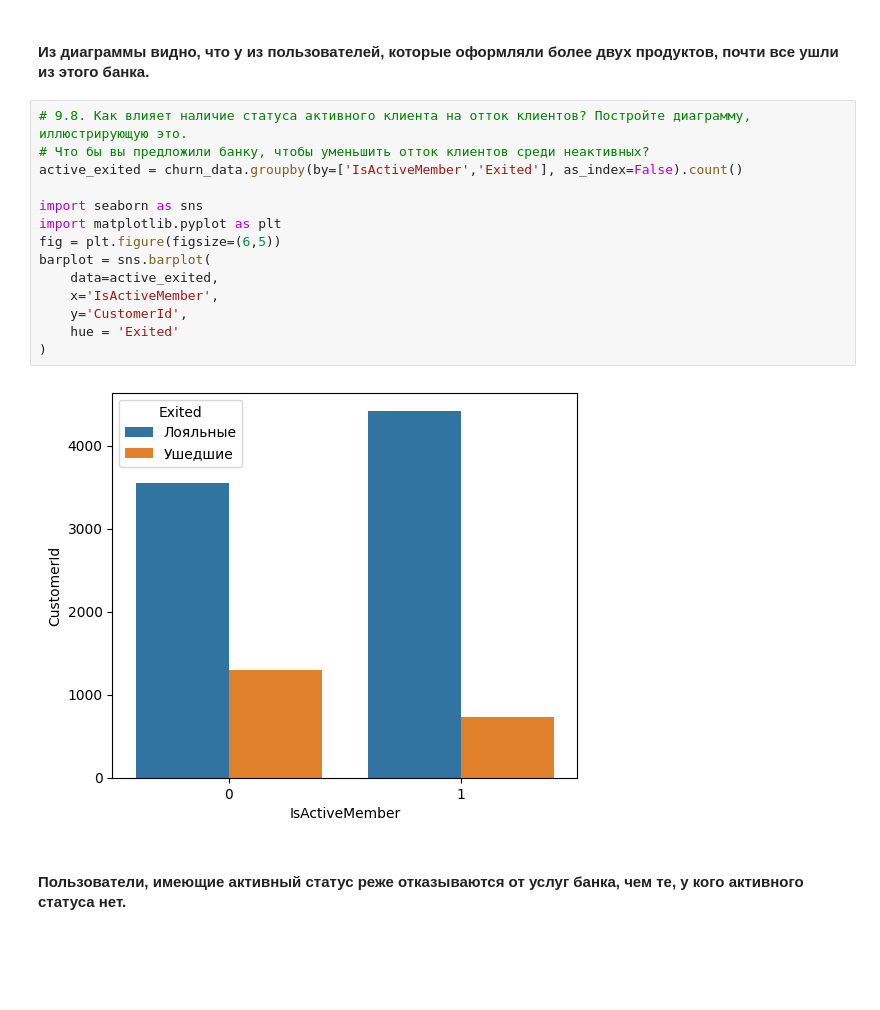
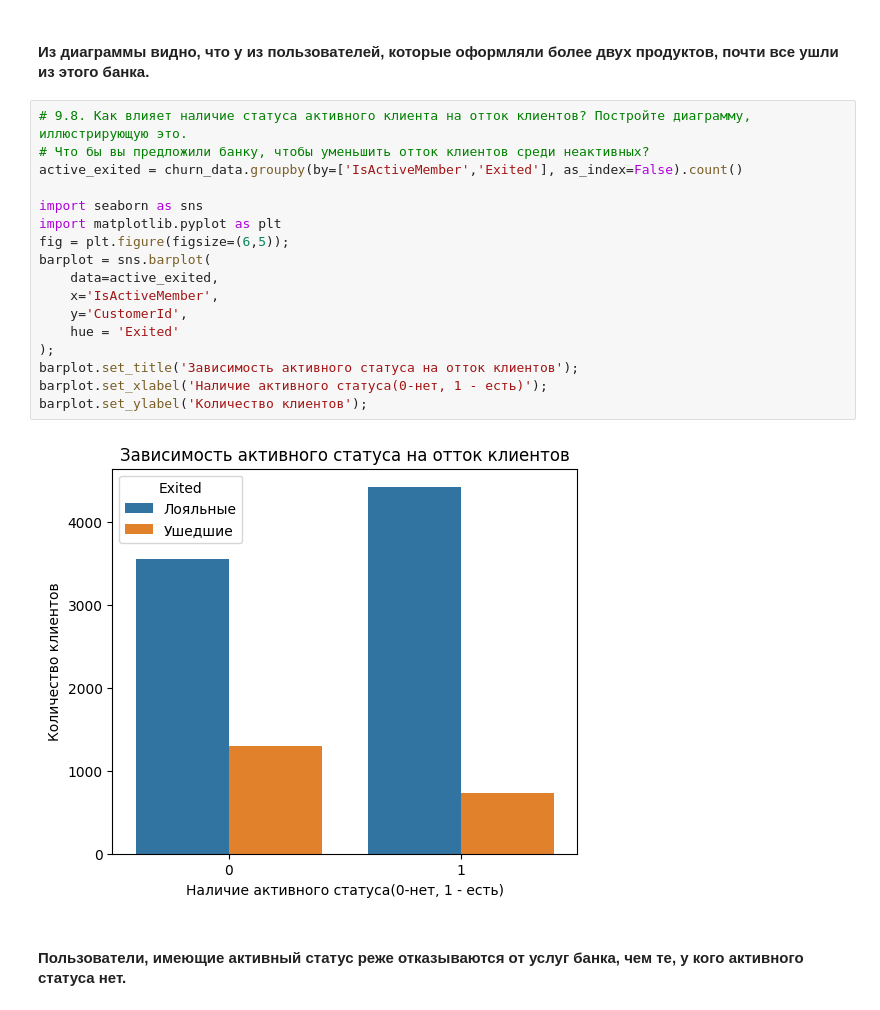
Before and after one commit to vinokurov07/vin, a Jupyter notebook: SkillFactory/PY-13. Визуализация данных/Unit 9_Practice.ipynb, the cells around one changed output. Saved outputs shown, nothing was run; the diff lists cells and outputs as text; blank space fills up the shorter version.

```diff
--- a/SkillFactory/PY-13. Визуализация данных/Unit 9_Practice.ipynb
+++ b/SkillFactory/PY-13. Визуализация данных/Unit 9_Practice.ipynb
@@ -162,19 +167,22 @@ fig.show()
 # %%
 # 9.8. Как влияет наличие статуса активного клиента на отток клиентов? Постройте диаграмму, иллюстрирующую это.
 # Что бы вы предложили банку, чтобы уменьшить отток клиентов среди неактивных?
 active_exited = churn_data.groupby(by=['IsActiveMember','Exited'], as_index=False).count()
 
 import seaborn as sns
 import matplotlib.pyplot as plt
-fig = plt.figure(figsize=(6,5))
+fig = plt.figure(figsize=(6,5));
 barplot = sns.barplot(
     data=active_exited,
     x='IsActiveMember',
     y='CustomerId',
     hue = 'Exited'
-)
+);
+barplot.set_title('Зависимость активного статуса на отток клиентов');
+barplot.set_xlabel('Наличие активного статуса(0-нет, 1 - есть)');
+barplot.set_ylabel('Количество клиентов');
 # %% [output]
-[figure, old version]
+[figure, new version]
 # %% [markdown]
 #### Пользователи, имеющие активный статус реже отказываются от услуг банка, чем те, у кого активного статуса нет.
 # %%
```
Also changed, not shown: parts of 3 cells of this notebook.
